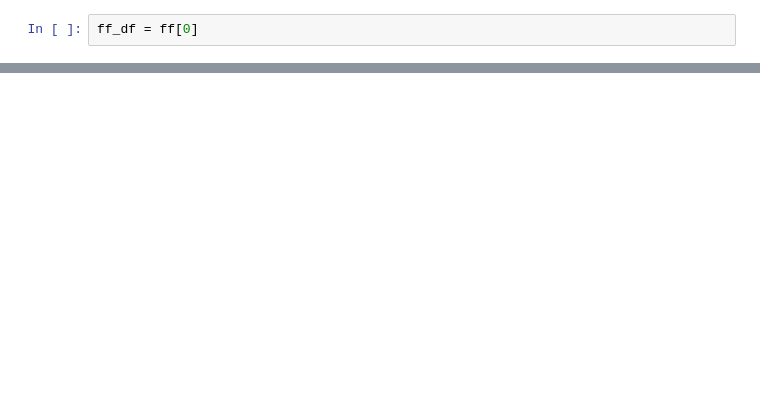
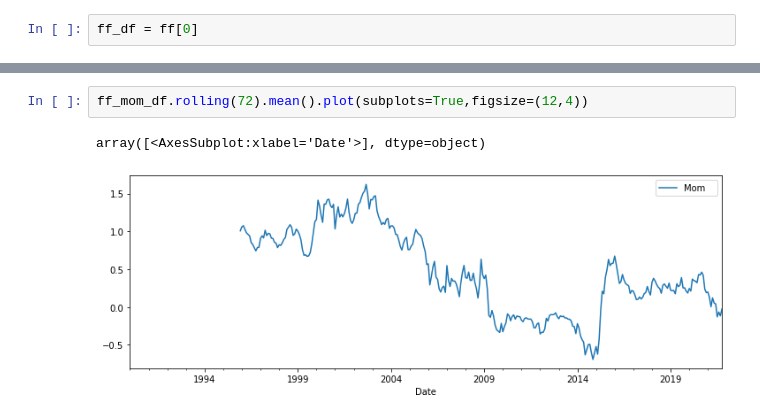
Before and after one commit to pnguyentang/Risk_Factor_Model, a Jupyter notebook: Credit_Risk_Model.ipynb, the cells around one changed output, grey strips where cells are left out. Drawn from its saved outputs; the diff is of its cells as text; blank space fills up the shorter version.

```diff
--- a/Credit_Risk_Model.ipynb
+++ b/Credit_Risk_Model.ipynb
@@ -81,0 +64,5 @@ array([<AxesSubplot:xlabel='Date'>, <AxesSubplot:xlabel='Date'>,
+# %%
+ff_mom_df.rolling(72).mean().plot(subplots=True,figsize=(12,4))
+# %% [output]
+array([<AxesSubplot:xlabel='Date'>], dtype=object)
+[figure, added]
```
Also changed, not shown: parts of 36 cells of this notebook.
